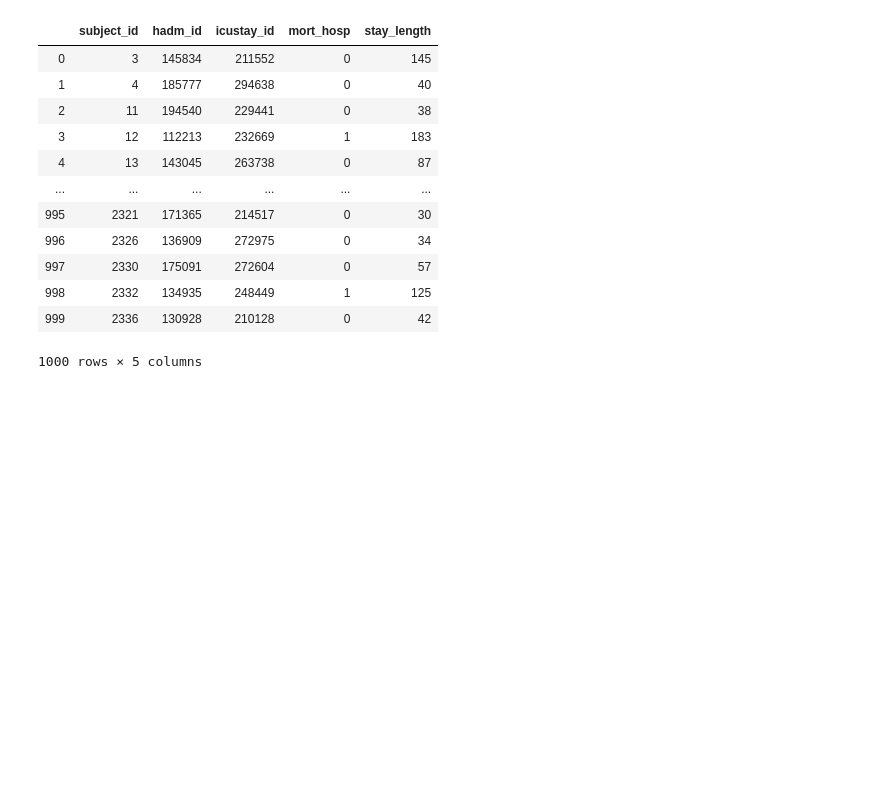
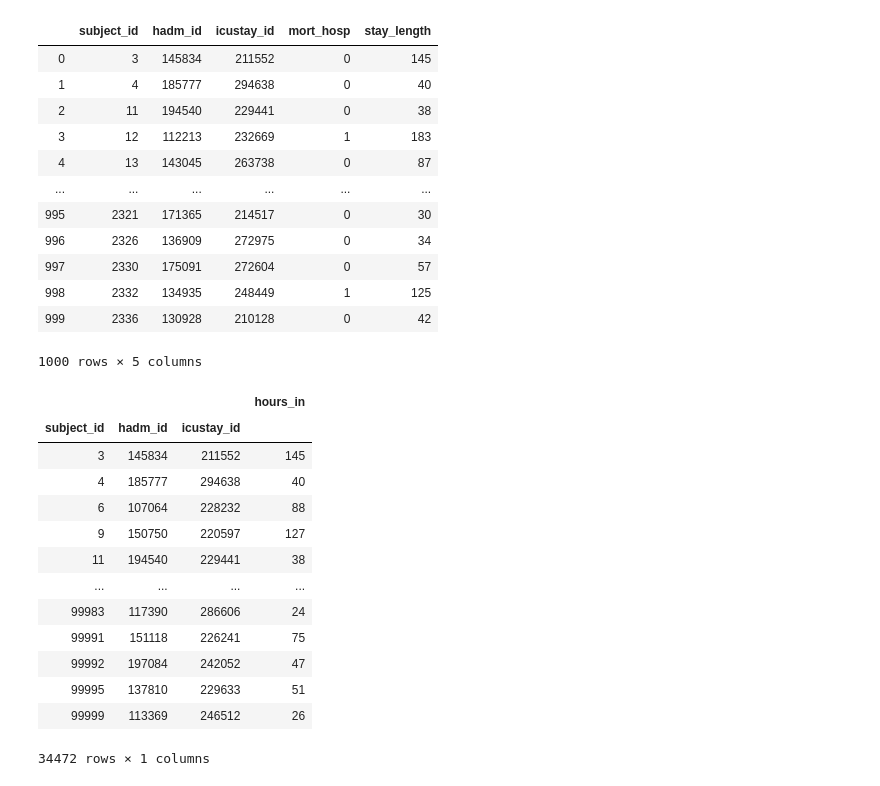
Before and after one commit to tufts-ml/time_series_prediction, a Jupyter notebook: scripts/mimic3benchmarks_inhospital_mortality/notebooks/check_data.ipynb, the cells around one changed output. Cells and saved outputs as stored; diff of their text form; code cells hidden in the pictures; blank space fills up the shorter version.

```diff
--- a/scripts/mimic3benchmarks_inhospital_mortality/notebooks/check_data.ipynb
+++ b/scripts/mimic3benchmarks_inhospital_mortality/notebooks/check_data.ipynb
@@ -55,3 +83,20 @@ y_train_df
 | 998 | 2332 | 134935 | 248449 | 1 | 125 |
 | 999 | 2336 | 130928 | 210128 | 0 | 42 |
 1000 rows × 5 columns
+# %%
+features_df[['subject_id', 'hadm_id', 'icustay_id', 'hours_in']].groupby(['subject_id', 'hadm_id', 'icustay_id']).max()
+# %% [output]
+|  |  |  | hours_in |
+| subject_id | hadm_id | icustay_id |  |
+| 3 | 145834 | 211552 | 145 |
+| 4 | 185777 | 294638 | 40 |
+| 6 | 107064 | 228232 | 88 |
+| 9 | 150750 | 220597 | 127 |
+| 11 | 194540 | 229441 | 38 |
+| ... | ... | ... | ... |
+| 99983 | 117390 | 286606 | 24 |
+| 99991 | 151118 | 226241 | 75 |
+| 99992 | 197084 | 242052 | 47 |
+| 99995 | 137810 | 229633 | 51 |
+| 99999 | 113369 | 246512 | 26 |
+34472 rows × 1 columns
```
Also changed, not shown: parts of 3 cells of this notebook, 16 other files.
